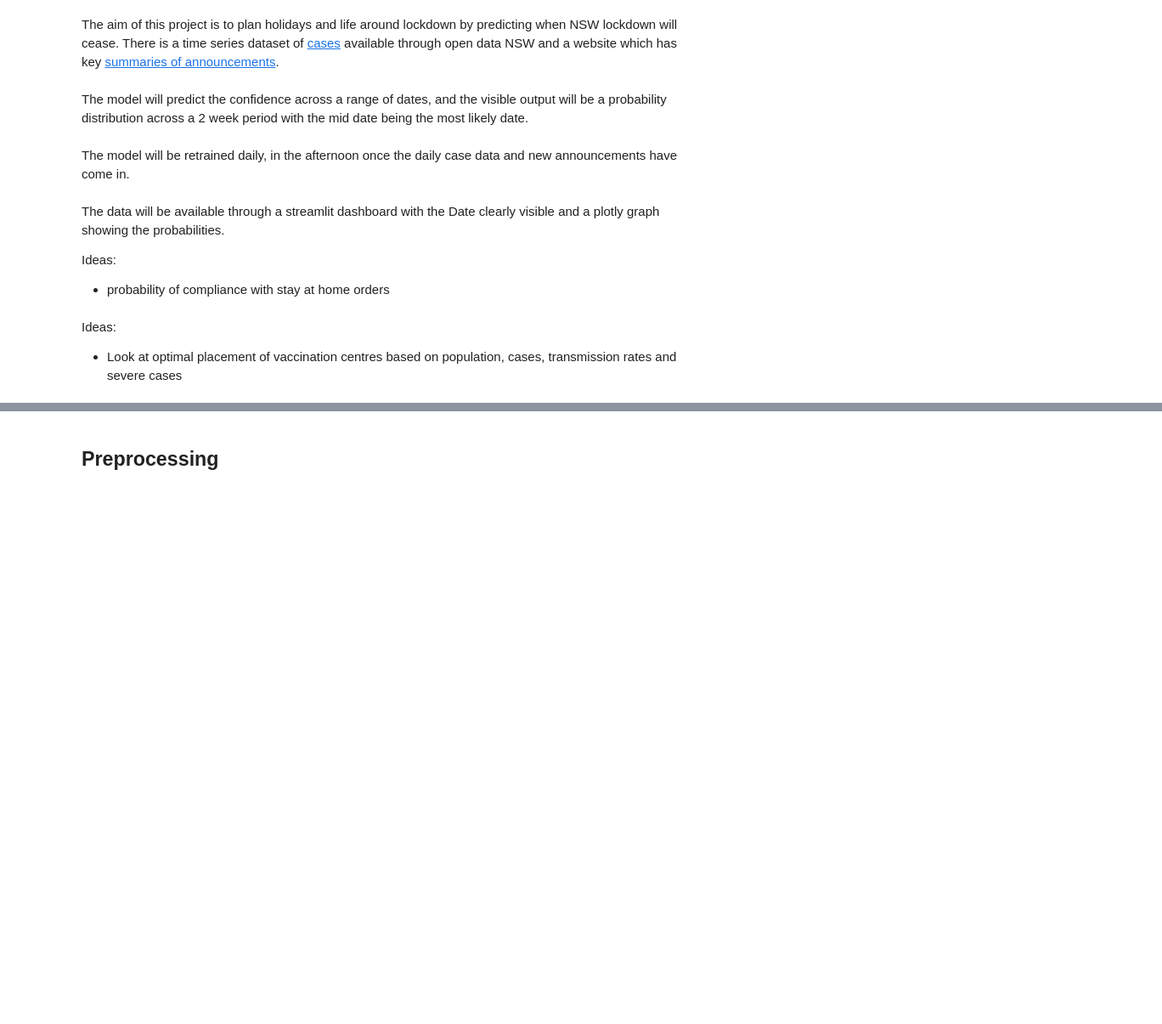
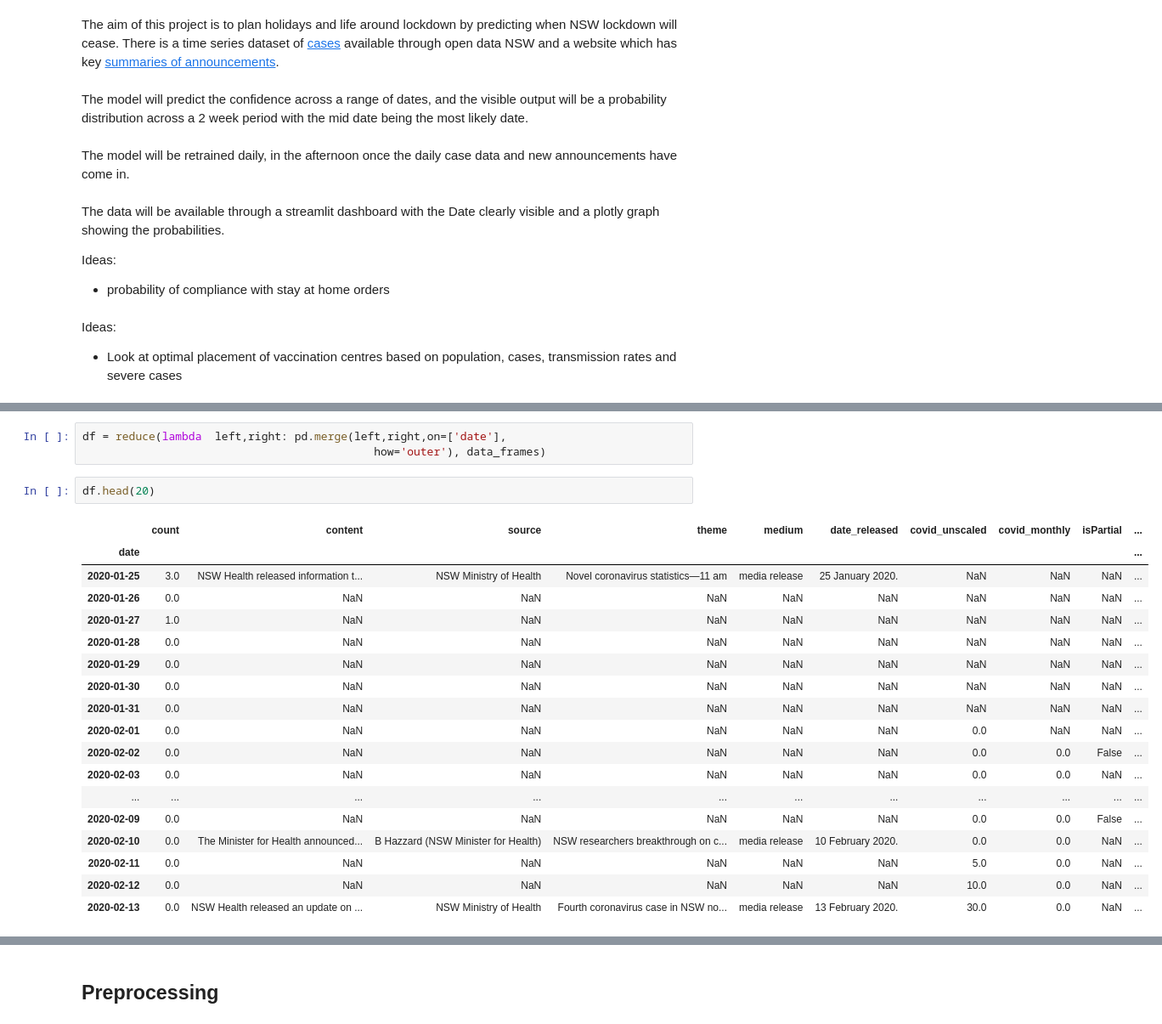
Before and after one commit to samhiggs/lockdown-predictor, a Jupyter notebook: lockdown_analysis.ipynb, the cells around one changed output, grey strips where cells are left out. Shown at 85% size. Drawn from its saved outputs; the diff is of its cells as text; blank space fills up the shorter version.

```diff
--- a/lockdown_analysis.ipynb
+++ b/lockdown_analysis.ipynb
@@ -323,0 +168,24 @@ restrictions data loaded
+# %%
+df = reduce(lambda  left,right: pd.merge(left,right,on=['date'],
+                                            how='outer'), data_frames)
+# %%
+df.head(20)
+# %% [output]
+|  | count | content | source | theme | medium | date_released | covid_unscaled | covid_monthly | isPartial | ... |
+| date |  |  |  |  |  |  |  |  |  | ... |
+| 2020-01-25 | 3.0 | NSW Health released information t... | NSW Ministry of Health | Novel coronavirus statistics—11 am | media release | 25 January 2020. | NaN | NaN | NaN | ... |
+| 2020-01-26 | 0.0 | NaN | NaN | NaN | NaN | NaN | NaN | NaN | NaN | ... |
+| 2020-01-27 | 1.0 | NaN | NaN | NaN | NaN | NaN | NaN | NaN | NaN | ... |
+| 2020-01-28 | 0.0 | NaN | NaN | NaN | NaN | NaN | NaN | NaN | NaN | ... |
+| 2020-01-29 | 0.0 | NaN | NaN | NaN | NaN | NaN | NaN | NaN | NaN | ... |
+| 2020-01-30 | 0.0 | NaN | NaN | NaN | NaN | NaN | NaN | NaN | NaN | ... |
+| 2020-01-31 | 0.0 | NaN | NaN | NaN | NaN | NaN | NaN | NaN | NaN | ... |
+| 2020-02-01 | 0.0 | NaN | NaN | NaN | NaN | NaN | 0.0 | NaN | NaN | ... |
+| 2020-02-02 | 0.0 | NaN | NaN | NaN | NaN | NaN | 0.0 | 0.0 | False | ... |
+| 2020-02-03 | 0.0 | NaN | NaN | NaN | NaN | NaN | 0.0 | 0.0 | NaN | ... |
+| ... | ... | ... | ... | ... | ... | ... | ... | ... | ... | ... |
+| 2020-02-09 | 0.0 | NaN | NaN | NaN | NaN | NaN | 0.0 | 0.0 | False | ... |
+| 2020-02-10 | 0.0 | The Minister for Health announced... | B Hazzard (NSW Minister for Health) | NSW researchers breakthrough on c... | media release | 10 February 2020. | 0.0 | 0.0 | NaN | ... |
+| 2020-02-11 | 0.0 | NaN | NaN | NaN | NaN | NaN | 5.0 | 0.0 | NaN | ... |
+| 2020-02-12 | 0.0 | NaN | NaN | NaN | NaN | NaN | 10.0 | 0.0 | NaN | ... |
+| 2020-02-13 | 0.0 | NSW Health released an update on ... | NSW Ministry of Health | Fourth coronavirus case in NSW no... | media release | 13 February 2020. | 30.0 | 0.0 | NaN | ... |
```
Also changed, not shown: parts of 25 cells of this notebook, 1 other file.
